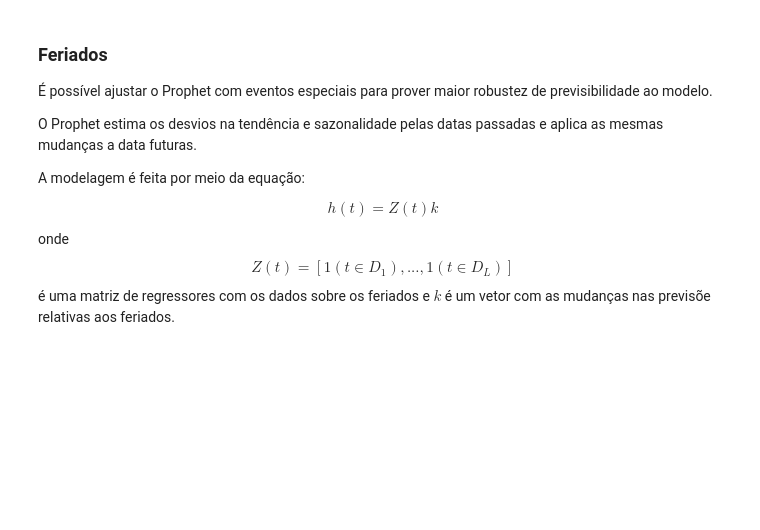
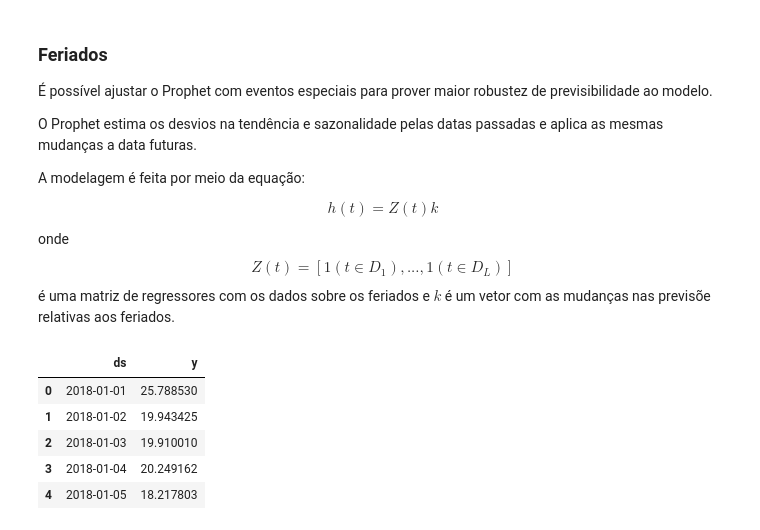
Before and after one commit to rafaelmgsilva/trabalho_final-mesc_ia, a Jupyter notebook: code/predict_turbidity.ipynb, the cells around one changed output. Cells and saved outputs as stored; diff of their text form; code cells hidden in the pictures; blank space fills up the shorter version.

```diff
--- a/code/predict_turbidity.ipynb
+++ b/code/predict_turbidity.ipynb
@@ -158,0 +180,13 @@ $$
+# %%
+# testando as funcionalidades do Prophet com o atributo "Alkalinity"
+
+df_Alkalinity.columns = ['ds', 'y']
+
+df_Alkalinity.head()
+# %% [output]
+|  | ds | y |
+| 0 | 2018-01-01 | 25.788530 |
+| 1 | 2018-01-02 | 19.943425 |
+| 2 | 2018-01-03 | 19.910010 |
+| 3 | 2018-01-04 | 20.249162 |
+| 4 | 2018-01-05 | 18.217803 |
```
Also changed, not shown: parts of 3 cells of this notebook.
